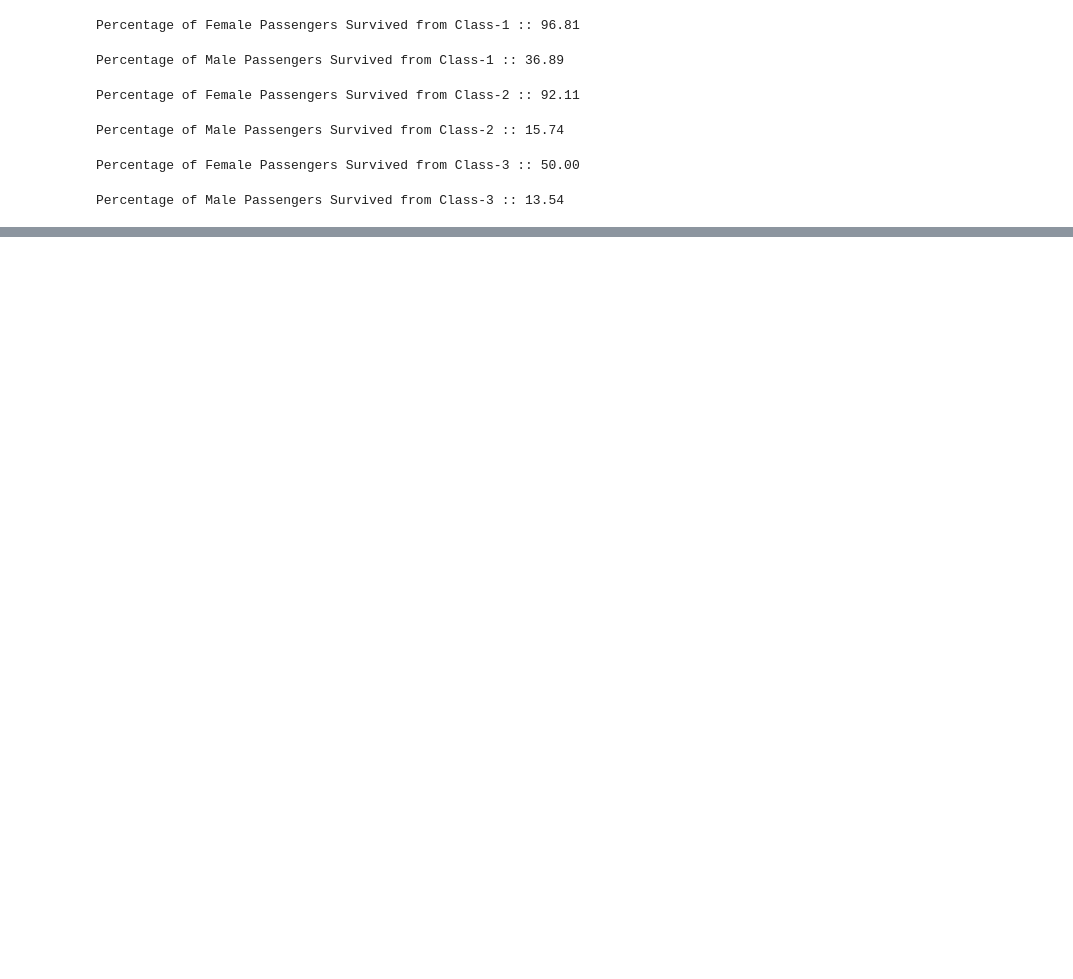
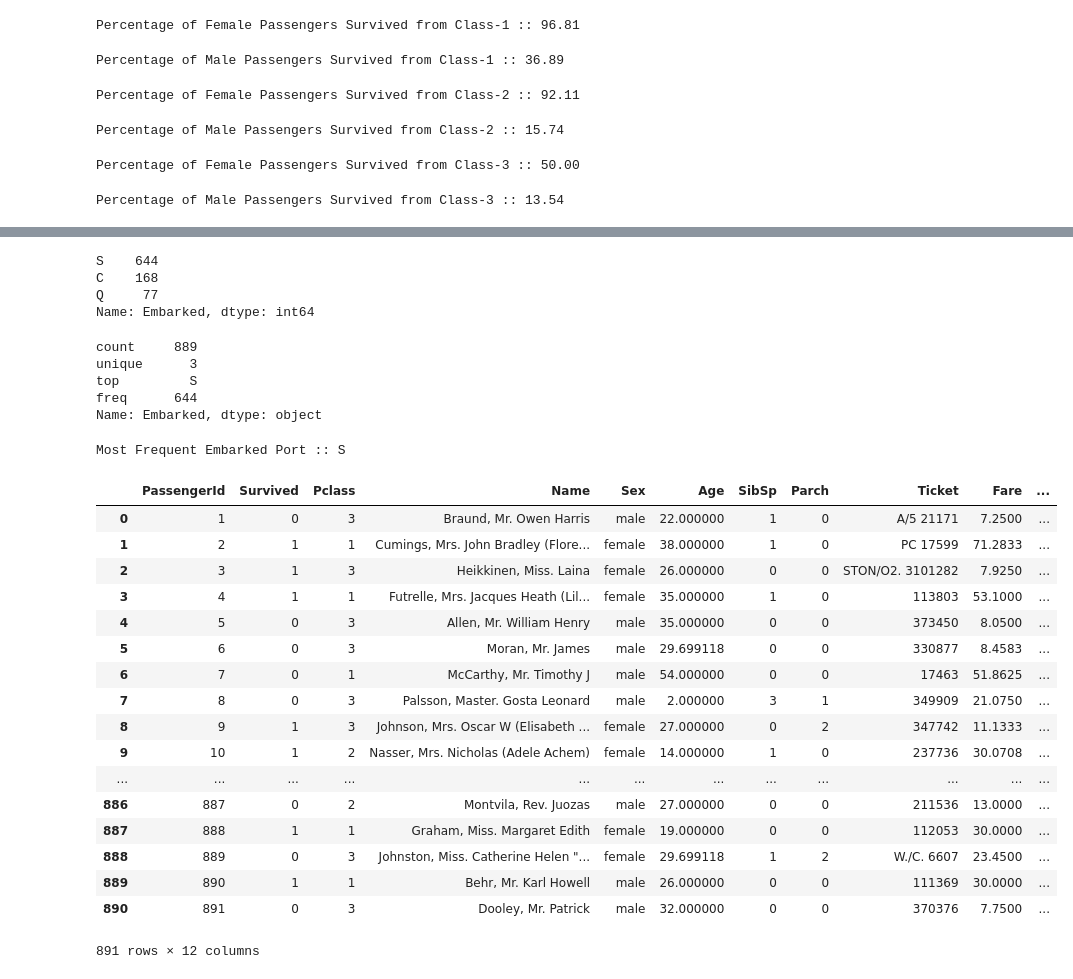
Before and after one commit to iam-rahul/Titanic_Survivors, a Jupyter notebook: titanic_data_analysis.ipynb, the cells around one changed output, grey strips where cells are left out. Saved outputs shown, nothing was run; the diff lists cells and outputs as text; code cells hidden in the pictures; blank space fills up the shorter version.

```diff
--- a/titanic_data_analysis.ipynb
+++ b/titanic_data_analysis.ipynb
@@ -175,0 +178,5 @@ Percentage of Male Passengers Survived from Class-3 :: 13.54
+# %%
+age_imp = Imputer(missing_values='NaN', strategy='mean', axis=0)
+age_imp = age_imp.fit(df.iloc[:, [5]])
+df.iloc[:, [5]] = age_imp.transform(df.iloc[:, [5]])
+df.head()
@@ -175,0 +190,44 @@ Percentage of Male Passengers Survived from Class-3 :: 13.54
+# %%
+df.Embarked.value_counts()
+# %% [output]
+S    644
+C    168
+Q     77
+Name: Embarked, dtype: int64
+# %%
+emb = df.Embarked.describe()
+print emb
+# %% [output]
+count     889
+unique      3
+top         S
+freq      644
+Name: Embarked, dtype: object
+# %%
+most_emb = emb['top']
+print "Most Frequent Embarked Port :: " + most_emb
+# %% [output]
+Most Frequent Embarked Port :: S
+# %%
+df["Embarked"] = df["Embarked"].fillna(most_emb)
+# %%
+df
+# %% [output]
+|  | PassengerId | Survived | Pclass | Name | Sex | Age | SibSp | Parch | Ticket | Fare | ... |
+| 0 | 1 | 0 | 3 | Braund, Mr. Owen Harris | male | 22.000000 | 1 | 0 | A/5 21171 | 7.2500 | ... |
+| 1 | 2 | 1 | 1 | Cumings, Mrs. John Bradley (Flore... | female | 38.000000 | 1 | 0 | PC 17599 | 71.2833 | ... |
+| 2 | 3 | 1 | 3 | Heikkinen, Miss. Laina | female | 26.000000 | 0 | 0 | STON/O2. 3101282 | 7.9250 | ... |
+| 3 | 4 | 1 | 1 | Futrelle, Mrs. Jacques Heath (Lil... | female | 35.000000 | 1 | 0 | 113803 | 53.1000 | ... |
+| 4 | 5 | 0 | 3 | Allen, Mr. William Henry | male | 35.000000 | 0 | 0 | 373450 | 8.0500 | ... |
+| 5 | 6 | 0 | 3 | Moran, Mr. James | male | 29.699118 | 0 | 0 | 330877 | 8.4583 | ... |
+| 6 | 7 | 0 | 1 | McCarthy, Mr. Timothy J | male | 54.000000 | 0 | 0 | 17463 | 51.8625 | ... |
+| 7 | 8 | 0 | 3 | Palsson, Master. Gosta Leonard | male | 2.000000 | 3 | 1 | 349909 | 21.0750 | ... |
+| 8 | 9 | 1 | 3 | Johnson, Mrs. Oscar W (Elisabeth ... | female | 27.000000 | 0 | 2 | 347742 | 11.1333 | ... |
+| 9 | 10 | 1 | 2 | Nasser, Mrs. Nicholas (Adele Achem) | female | 14.000000 | 1 | 0 | 237736 | 30.0708 | ... |
+| ... | ... | ... | ... | ... | ... | ... | ... | ... | ... | ... | ... |
+| 886 | 887 | 0 | 2 | Montvila, Rev. Juozas | male | 27.000000 | 0 | 0 | 211536 | 13.0000 | ... |
+| 887 | 888 | 1 | 1 | Graham, Miss. Margaret Edith | female | 19.000000 | 0 | 0 | 112053 | 30.0000 | ... |
+| 888 | 889 | 0 | 3 | Johnston, Miss. Catherine Helen "... | female | 29.699118 | 1 | 2 | W./C. 6607 | 23.4500 | ... |
+| 889 | 890 | 1 | 1 | Behr, Mr. Karl Howell | male | 26.000000 | 0 | 0 | 111369 | 30.0000 | ... |
+| 890 | 891 | 0 | 3 | Dooley, Mr. Patrick | male | 32.000000 | 0 | 0 | 370376 | 7.7500 | ... |
+891 rows × 12 columns
```
Also changed, not shown: parts of 14 cells of this notebook, 1 other file.
